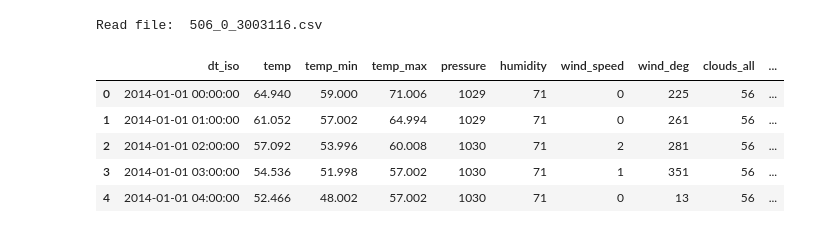
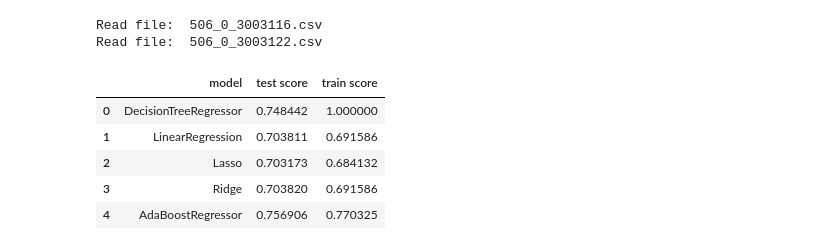
Before and after one commit to mas-dse-mkjaiswa/Capstone, a Jupyter notebook: final/sensor_data_analysis.ipynb, the cells around one changed output. Drawn from its saved outputs; the diff is of its cells as text; code cells hidden in the pictures.

```diff
--- a/final/sensor_data_analysis.ipynb
+++ b/final/sensor_data_analysis.ipynb
@@ -157,13 +161,19 @@ def get_signal_dataframe(room, signals = None, hour_mean=True):
 # %%
 room = 'Rm-3114'
-signals= ["Zone Temperature"]
+signals = ["Zone Temperature", 'Supply Airflow']
+features = ['temp', 'temp_min', 'temp_max', 'pressure', 'humidity', 'wind_speed', 'wind_deg',
+        'clouds_all', 'weather_id', 'weather_main', 'hour']
+day = "Sunday"
+target = "Zone Temperature"
+
 model_df = get_signal_dataframe(room, signals)
-model_df.head()
+model_for_day(model_df, features, target)
 # %% [output]
 Read file:  506_0_3003116.csv
+Read file:  506_0_3003122.csv
-|  | dt_iso | temp | temp_min | temp_max | pressure | humidity | wind_speed | wind_deg | clouds_all | ... |
-| 0 | 2014-01-01 00:00:00 | 64.940 | 59.000 | 71.006 | 1029 | 71 | 0 | 225 | 56 | ... |
-| 1 | 2014-01-01 01:00:00 | 61.052 | 57.002 | 64.994 | 1029 | 71 | 0 | 261 | 56 | ... |
-| 2 | 2014-01-01 02:00:00 | 57.092 | 53.996 | 60.008 | 1030 | 71 | 2 | 281 | 56 | ... |
-| 3 | 2014-01-01 03:00:00 | 54.536 | 51.998 | 57.002 | 1030 | 71 | 1 | 351 | 56 | ... |
-| 4 | 2014-01-01 04:00:00 | 52.466 | 48.002 | 57.002 | 1030 | 71 | 0 | 13 | 56 | ... |
+|  | model | test score | train score |
+| 0 | DecisionTreeRegressor | 0.748442 | 1.000000 |
+| 1 | LinearRegression | 0.703811 | 0.691586 |
+| 2 | Lasso | 0.703173 | 0.684132 |
+| 3 | Ridge | 0.703820 | 0.691586 |
+| 4 | AdaBoostRegressor | 0.756906 | 0.770325 |
```
Also changed, not shown: parts of 23 cells of this notebook, 1 other file.
